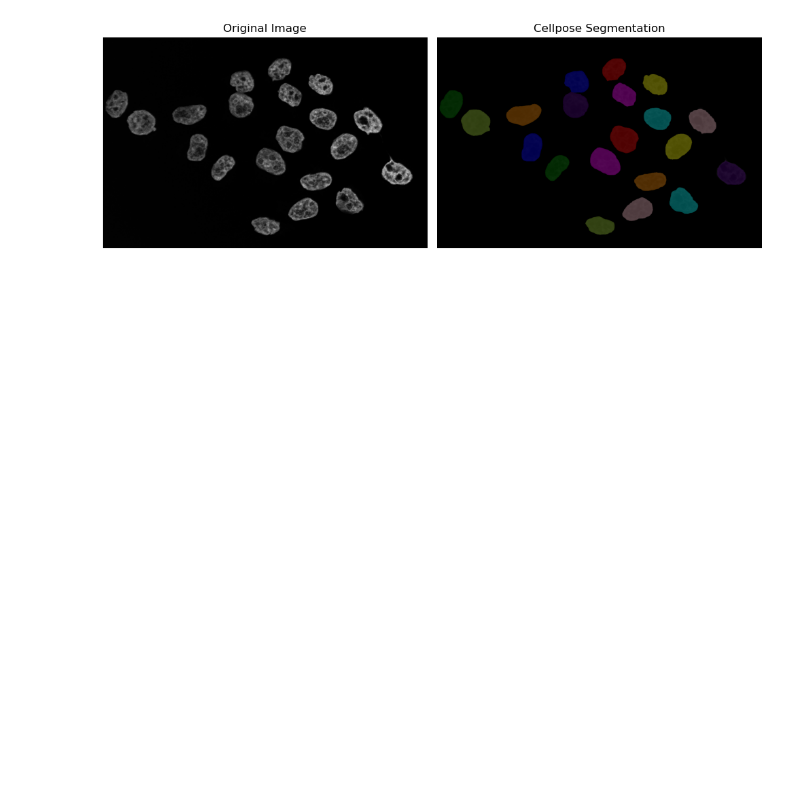
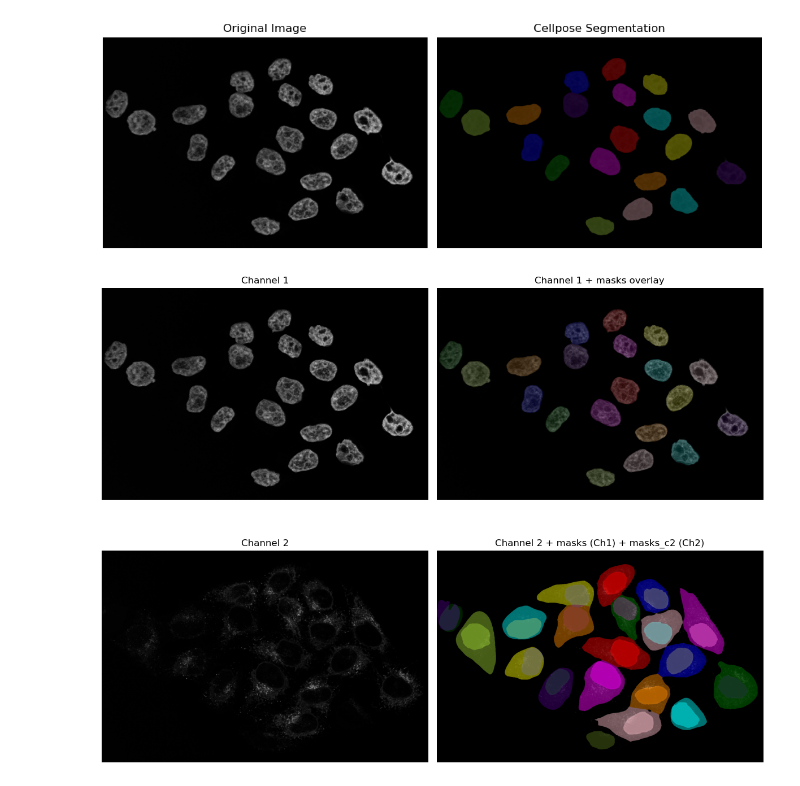
Before and after one commit to m-albert/mnb-image-analysis, a Jupyter notebook: materials/feature_extraction/feature_extraction.ipynb, the cells around one changed output. Drawn from its saved outputs; the diff is of its cells as text; code cells hidden in the pictures; blank space fills up the shorter version.

```diff
--- a/materials/feature_extraction/feature_extraction.ipynb
+++ b/materials/feature_extraction/feature_extraction.ipynb
@@ -90,7 +92,9 @@ viewer = napari.Viewer()
 viewer.add_image(img_ch1, name="channel1")
 
 # Add an empty shapes layer ready for line drawing
-shapes_layer = viewer.add_shapes(name="measure", face_color="transparent", edge_color="red")
+shapes_layer = viewer.add_shapes(
+    name="measure", face_color="transparent", edge_color="red"
+)
 shapes_layer.mode = "add_line"
 
 print("Draw a line across one nucleus, then run the next cell.")
@@ -102,5 +107,8 @@ line = shapes_layer.data[0]
 measured_diameter = np.linalg.norm(line[1] - line[0])
 print(f"Measured diameter: {measured_diameter:.1f} px")
 
-masks, flows, styles, diams = model.eval(img_ch1, diameter=measured_diameter, channels=[0, 0])
+model = models.Cellpose(gpu=True, model_type="nuclei")
+masks, flows, styles, diams = model.eval(
+    img_ch1, diameter=measured_diameter, channels=[0, 0]
+)
 # %% [output]
@@ -108,6 +116,9 @@ Measured diameter: 9.7 px
-# %%
-model = models.Cellpose(model_type="nuclei")
-masks, flows, styles, diams = model.eval(img_ch1, diameter=160, channels=[0, 0])
+# %%
+# Read the first line you drew: shape is [[y0, x0], [y1, x1]]
+model = models.Cellpose(gpu=True, model_type="cyto3")
+masks_c2, flows_c2, styles_c2, diams_c2 = model.eval(
+    img_ch2, diameter=200, channels=[0, 0]
+)
 # %%
 # We split the visualization here so that we can change visualization options without having to recompute the segmentation
 # Visualize result
@@ -130,3 +146,44 @@ plt.tight_layout()
 plt.show()
 # %% [output]
 [figure]
+# %%
+# We split the visualization here so that we can change visualization options without having to recompute the segmentation
+# Visualize result in a 2x2 grid:
+# [0,0] img_ch1, [0,1] img_ch1 + masks overlay
+# [1,0] img_ch2, [1,1] img_ch2 + masks + masks_c2 overlay
+from skimage.color import label2rgb
+import numpy as np
+
+fig, axes = plt.subplots(2, 2, figsize=(12, 10))
+
+# Top-left: Channel 1 original
+axes[0, 0].imshow(img_ch1, cmap="gray")
+axes[0, 0].set_title("Channel 1")
+axes[0, 0].axis("off")
+
+# Top-right: Channel 1 with masks overlay
+labels_rgb_ch1 = label2rgb(label=masks, image=img_ch1, bg_label=0)
+axes[0, 1].imshow(img_ch1, cmap="gray")
+axes[0, 1].imshow(labels_rgb_ch1, alpha=0.5)
+axes[0, 1].set_title("Channel 1 + masks overlay")
+axes[0, 1].axis("off")
+
+# Bottom-left: Channel 2 original
+axes[1, 0].imshow(img_ch2, cmap="gray")
+axes[1, 0].set_title("Channel 2")
+axes[1, 0].axis("off")
+
+# Bottom-right: Channel 2 with masks (from ch1) and masks_c2 overlayed
+# Create colored mask images for each label image
+labels_rgb_masks = label2rgb(label=masks, bg_label=0)
+labels_rgb_masks_c2 = label2rgb(label=masks_c2, bg_label=0)
+axes[1, 1].imshow(img_ch2, cmap="gray")
+axes[1, 1].imshow(labels_rgb_masks, alpha=0.45)
+axes[1, 1].imshow(labels_rgb_masks_c2, alpha=0.45)
+axes[1, 1].set_title("Channel 2 + masks (Ch1) + masks_c2 (Ch2)")
+axes[1, 1].axis("off")
+
+plt.tight_layout()
+plt.show()
+# %% [output]
+[figure, added]
```
Also changed, not shown: parts of 11 cells of this notebook.
